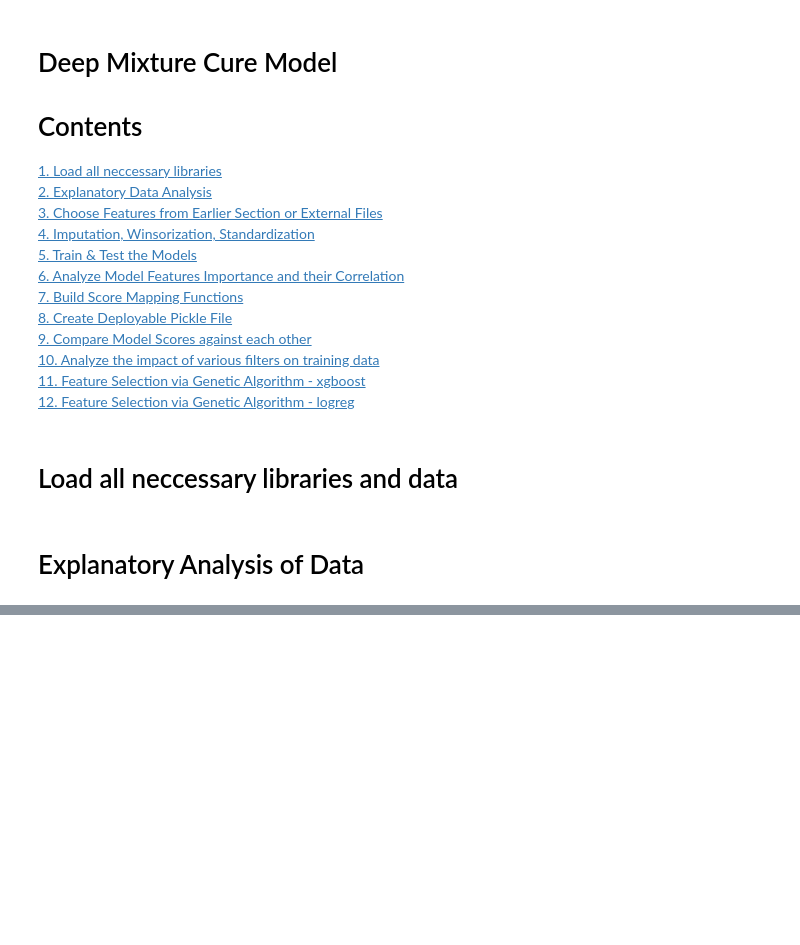
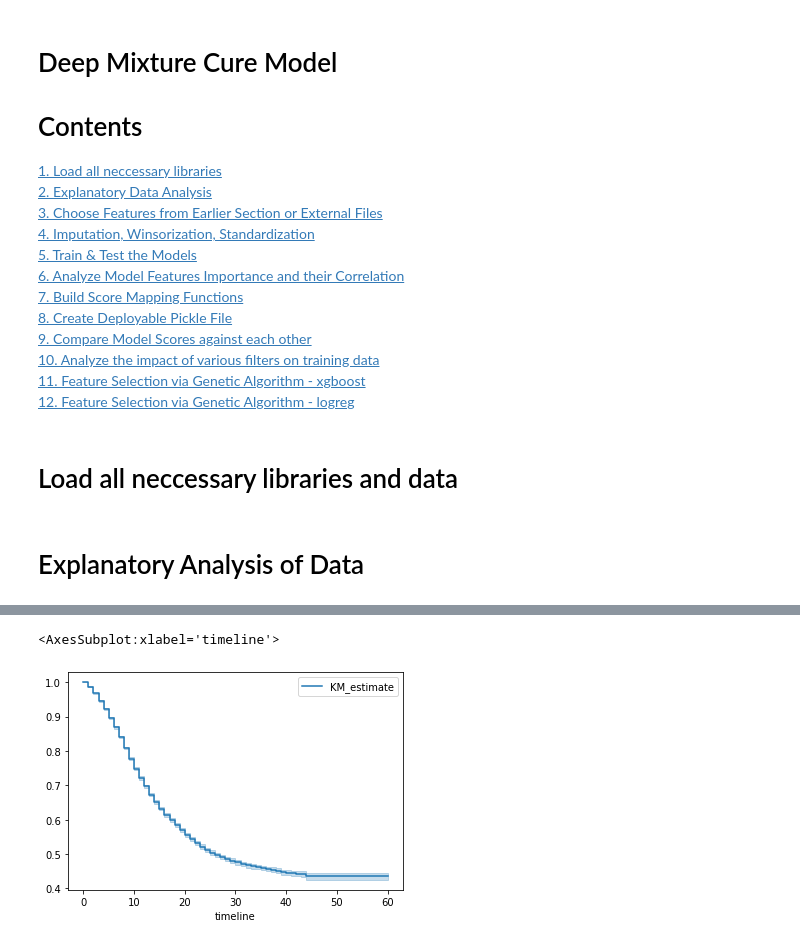
Before and after one commit to zhangranzr/Deep-Mixture-Cure-Model, a Jupyter notebook: DEEPMixtureCureModel.ipynb, the cells around one changed output, grey strips where cells are left out. Saved outputs shown, nothing was run; the diff lists cells and outputs as text; code cells hidden in the pictures; blank space fills up the shorter version.

```diff
--- a/DEEPMixtureCureModel.ipynb
+++ b/DEEPMixtureCureModel.ipynb
@@ -19,0 +41,6 @@
+# %%
+cox_var = [var for var in loan_m.columns if not var in ['time', 'orig_time', 'first_time', 'mat_time',
+'payoff_time', 'status_time', 'loan_time','label', 'default_time']]
+print(cox_var)
+orig_var = [ 'REtype_CO_orig_time', 'REtype_PU_orig_time', 'REtype_SF_orig_time', 'investor_orig_time', 'balance_orig_time', 'FICO_orig_time', 'LTV_orig_time', 'Interest_Rate_orig_time', 'hpi_orig_time']
+varying_co = ['balance_time', 'LTV_time', 'interest_rate_time', 'hpi_time', 'gdp_time', 'uer_time']
@@ -19,0 +80,21 @@
+# %%
+# prepare data for cox_regression without varying data
+data_cox = loan_m[orig_var + ['id']]
+data_cox = data_cox.groupby('id').median()
+duration = loan_m.groupby('id').agg({'time':'count', 'status_time': 'max'}).reset_index()
+duration.columns = ['id', 'duration', 'label']
+data_cox = pd.merge(data_cox, duration, on = 'id', how = 'left')
+data_cox['label'] = [l if l == 1 else 0 for l in data_cox['label'] ]
+# %%
+# kaplan cureve
+from lifelines import KaplanMeierFitter
+kmf = KaplanMeierFitter()
+
+T = data_cox["duration"]
+E = data_cox["label"]
+
+kmf.fit(T, event_observed=E)
+kmf.plot()
+# %% [output]
+<AxesSubplot:xlabel='timeline'>
+[figure, added]
```
Also changed, not shown: parts of 47 cells of this notebook, 1 other file.
